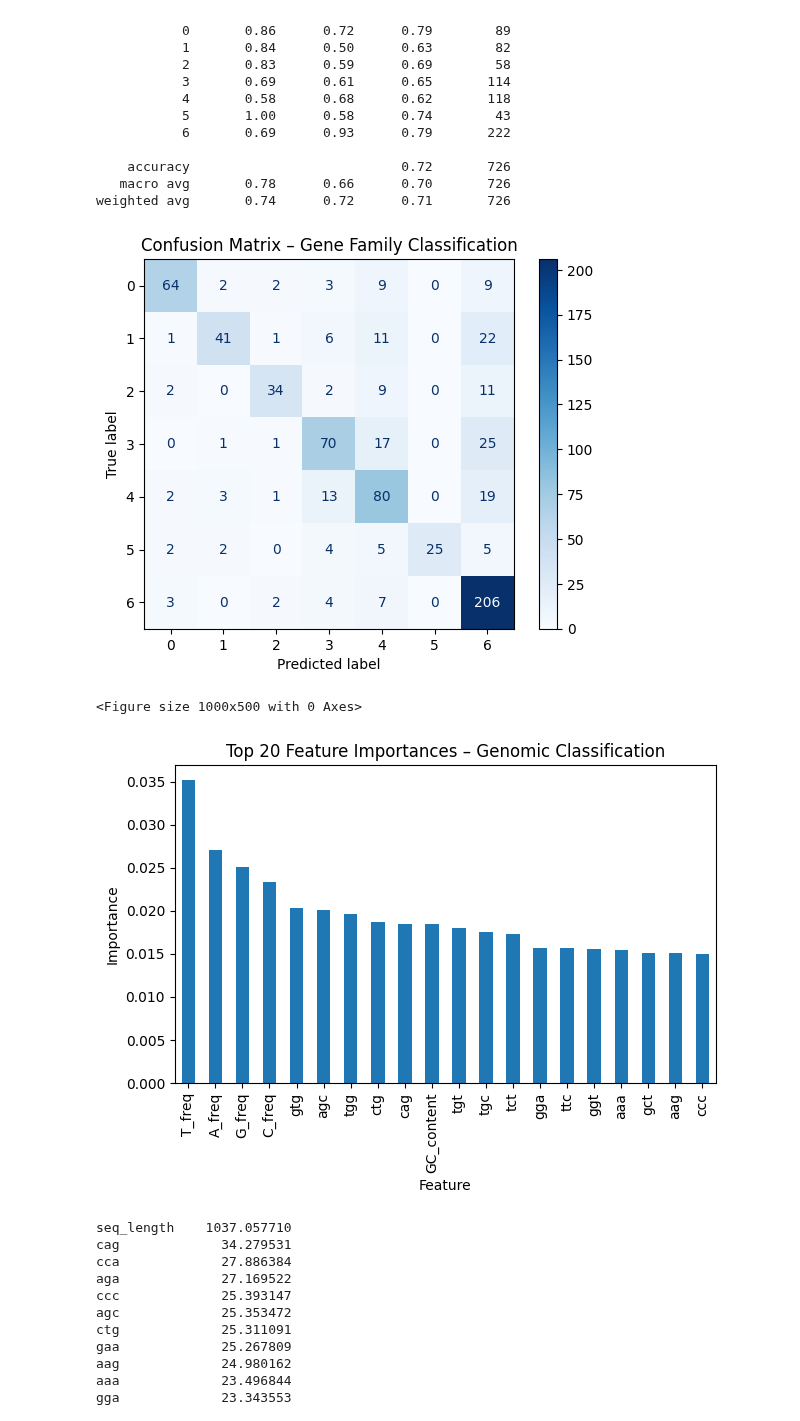
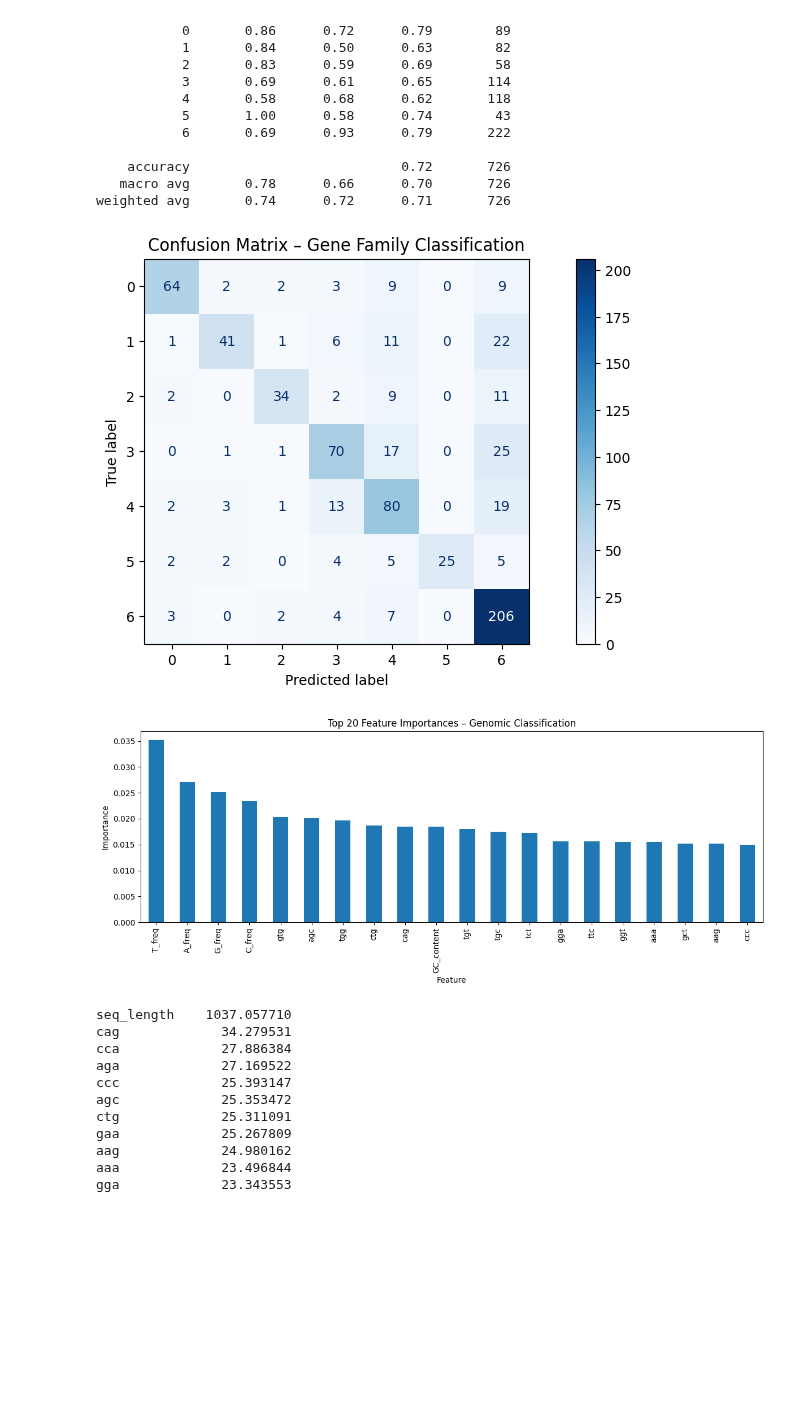
Before and after one commit to YamenNahhas/my-data-project, a Jupyter notebook: notebooks/DNA classification/Human Data Sequnence.ipynb, the cells around one changed output. Cells and saved outputs as stored; diff of their text form; code cells hidden in the pictures; blank space fills up the shorter version.

```diff
--- a/notebooks/DNA classification/Human Data Sequnence.ipynb
+++ b/notebooks/DNA classification/Human Data Sequnence.ipynb
@@ -395,50 +407,54 @@ weighted avg       0.74      0.72      0.71       726
 cm = confusion_matrix(y_test, y_pred)
 
 disp = ConfusionMatrixDisplay(confusion_matrix=cm)
-disp.plot(cmap="Blues", values_format="d")
+fig, ax = plt.subplots(figsize=(12, 5))
 
-plt.title("Confusion Matrix – Gene Family Classification")
+disp.plot(ax=ax, cmap="Blues", values_format="d")
+
+ax.set_title("Confusion Matrix – Gene Family Classification")
+
 plt.show()
 # %% [output]
-[figure, old version]
+[figure, new version]
 # %%
 #visualization of feature importances
 global_feature_names = [
     "seq_length",
     "A_freq",
     "C_freq",
     "G_freq",
     "T_freq",
     "GC_content"
 ]
 kmer_feature_names = vectorizer.get_feature_names_out()
 feature_names = np.concatenate([global_feature_names, kmer_feature_names])
 
 importances = clf.feature_importances_
 
 fi = pd.DataFrame({
     "feature": feature_names,
     "importance": importances
 }).sort_values("importance", ascending=False)
 
-plt.figure(figsize=(10, 5));
+fig, ax = plt.subplots(figsize=(12, 5))
 
 fi.iloc[:20].plot(
     x="feature",
     y="importance",
     kind="bar",
-    legend=False
-);
+    legend=False,
+    ax=ax
+)
 
-plt.ylabel("Importance");
-plt.xlabel("Feature");
-plt.title("Top 20 Feature Importances – Genomic Classification");
-plt.xticks(rotation=90);
-plt.tight_layout();
-plt.show();
+ax.set_ylabel("Importance")
+ax.set_xlabel("Feature")
+ax.set_title("Top 20 Feature Importances – Genomic Classification")
+
+plt.xticks(rotation=90)
+plt.tight_layout()
+plt.show()
 # %% [output]
-<Figure size 1000x500 with 0 Axes>
-[figure, old version]
+[figure, new version]
 # %%
 X_df = pd.DataFrame(X, columns=feature_names)
 X_df["label"] = y
```
Also changed, not shown: parts of 7 cells of this notebook.
